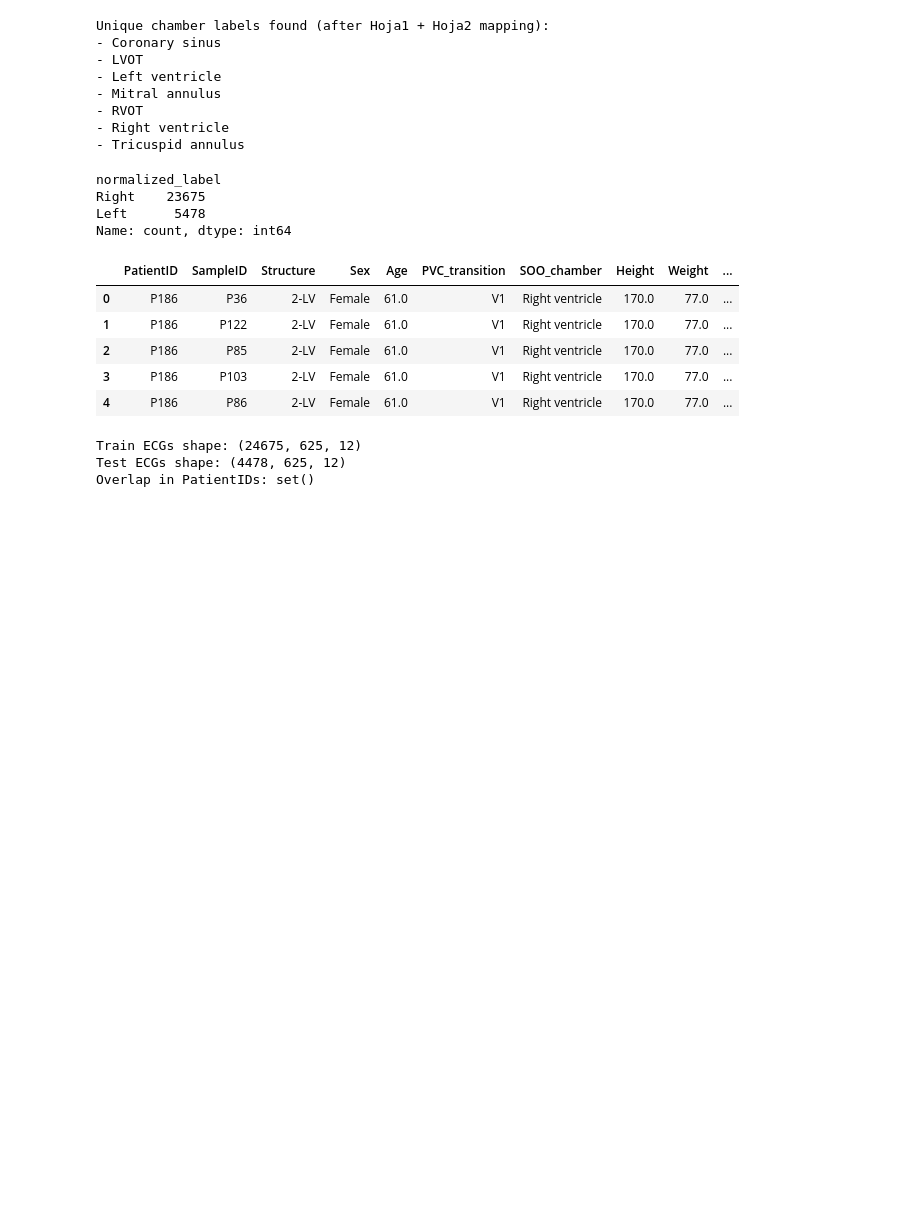
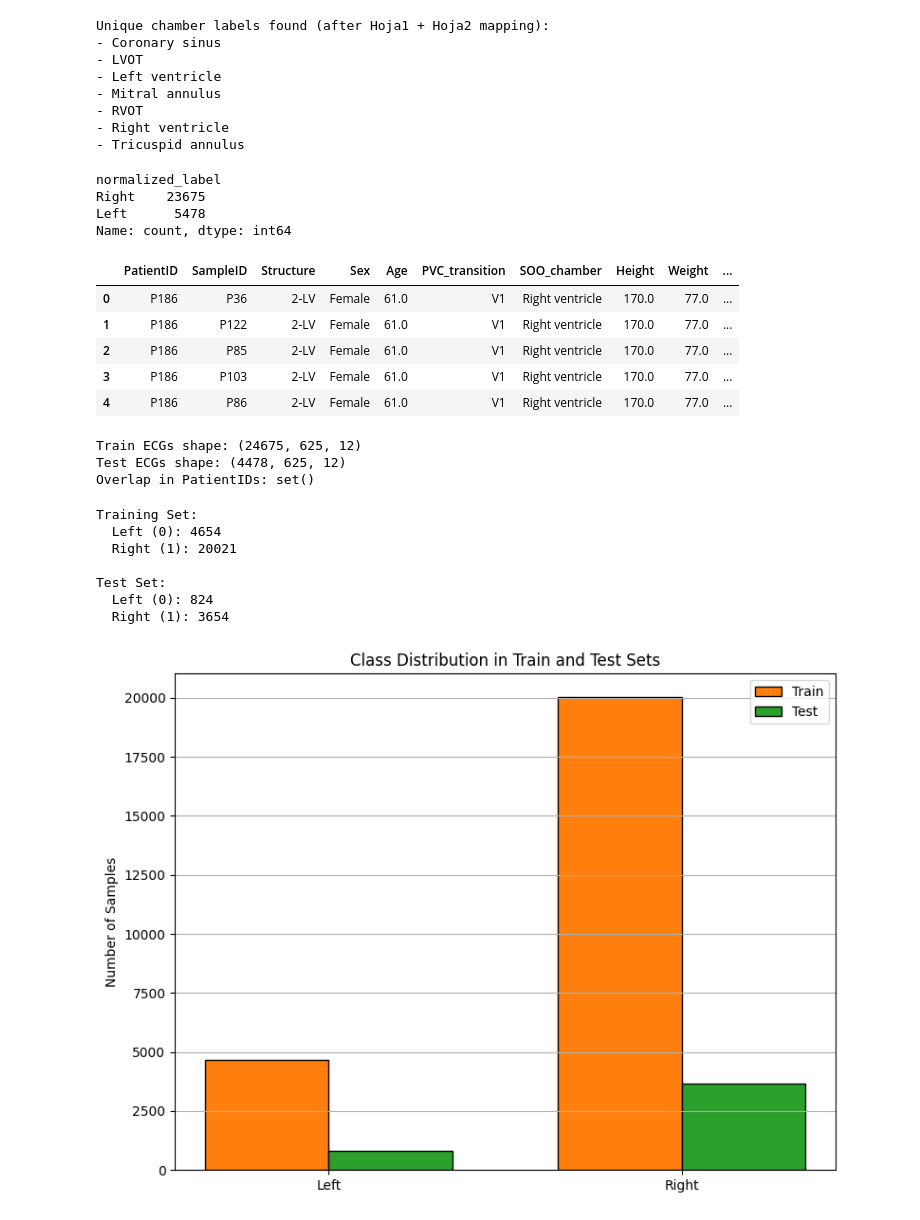
Before and after one commit to taniapazospuig/compbiomed-seminars, a Jupyter notebook: 01_big_dataset_preprocessing.ipynb, the cells around one changed output. Cells and saved outputs as stored; diff of their text form; code cells hidden in the pictures; blank space fills up the shorter version.

```diff
--- a/01_big_dataset_preprocessing.ipynb
+++ b/01_big_dataset_preprocessing.ipynb
@@ -376,3 +376,53 @@ print("Overlap in PatientIDs:", train_patients & test_patients)
 Train ECGs shape: (24675, 625, 12)
 Test ECGs shape: (4478, 625, 12)
 Overlap in PatientIDs: set()
+# %%
+# Class distribution before augmentation
+import matplotlib.pyplot as plt
+
+# Map labels to integers (Left=0, Right=1)
+y_train = df_train_meta["normalized_label"].map({"Left": 0, "Right": 1}).values
+y_test = df_test_meta["normalized_label"].map({"Left": 0, "Right": 1}).values
+
+# Count occurrences
+left_train = np.sum(y_train == 0)
+right_train = np.sum(y_train == 1)
+left_test = np.sum(y_test == 0)
+right_test = np.sum(y_test == 1)
+
+# Print counts
+print("Training Set:")
+print("  Left (0):", left_train)
+print("  Right (1):", right_train)
+
+print("\nTest Set:")
+print("  Left (0):", left_test)
+print("  Right (1):", right_test)
+
+# Plot
+labels = ["Left", "Right"]
+train_counts = [left_train, right_train]
+test_counts = [left_test, right_test]
+
+x = np.arange(len(labels))
+width = 0.35
+
+plt.figure(figsize=(8, 6))
+plt.bar(x - width/2, train_counts, width, label='Train', color='tab:orange', edgecolor='black')
+plt.bar(x + width/2, test_counts, width, label='Test', color='tab:green', edgecolor='black')
+plt.ylabel('Number of Samples')
+plt.title('Class Distribution in Train and Test Sets')
+plt.xticks(x, labels)
+plt.legend()
+plt.grid(axis='y')
+plt.tight_layout()
+plt.show()
+# %% [output]
+Training Set:
+  Left (0): 4654
+  Right (1): 20021
+
+Test Set:
+  Left (0): 824
+  Right (1): 3654
+[figure, added]
```
Also changed, not shown: parts of 4 cells of this notebook, 4 other files.
